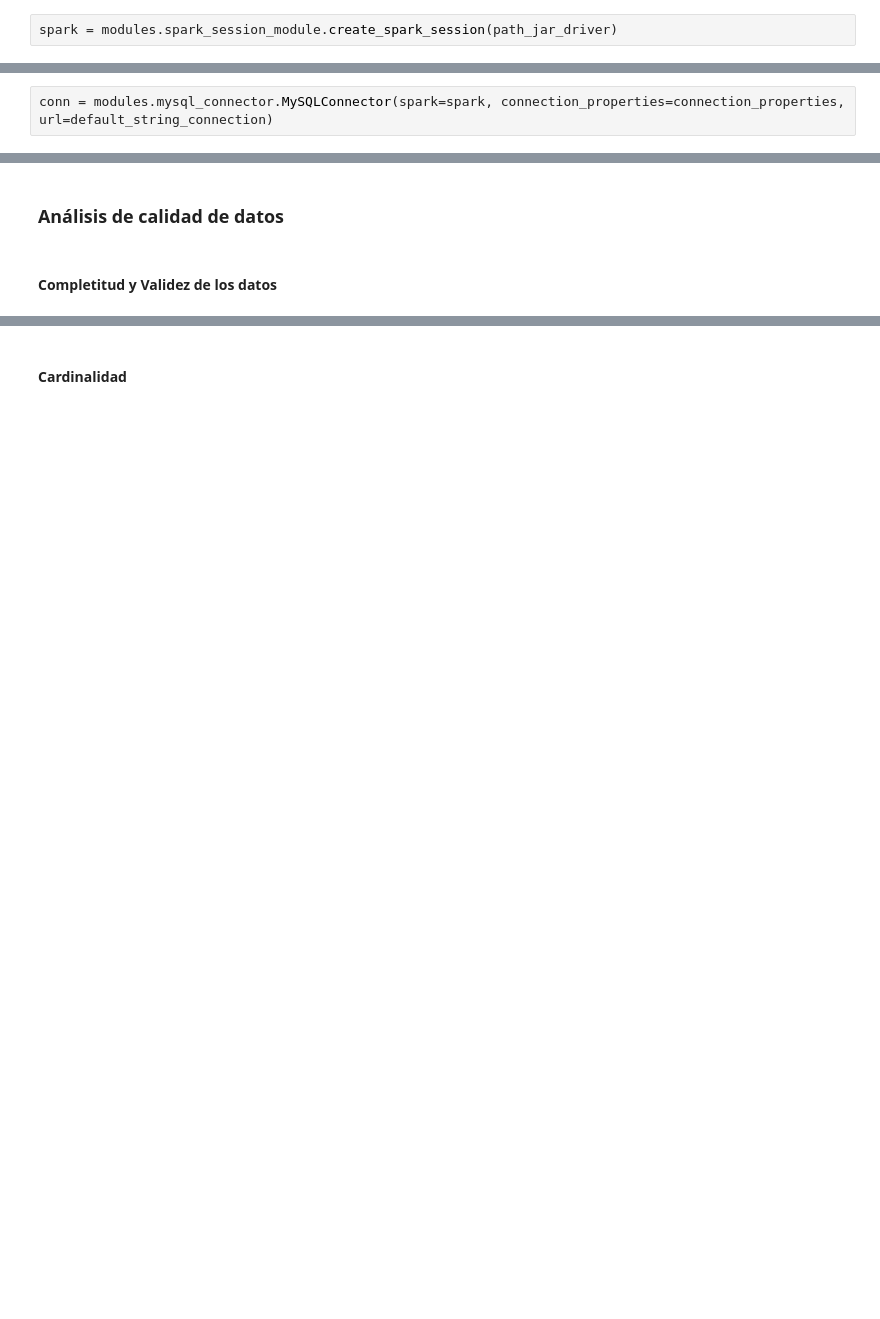
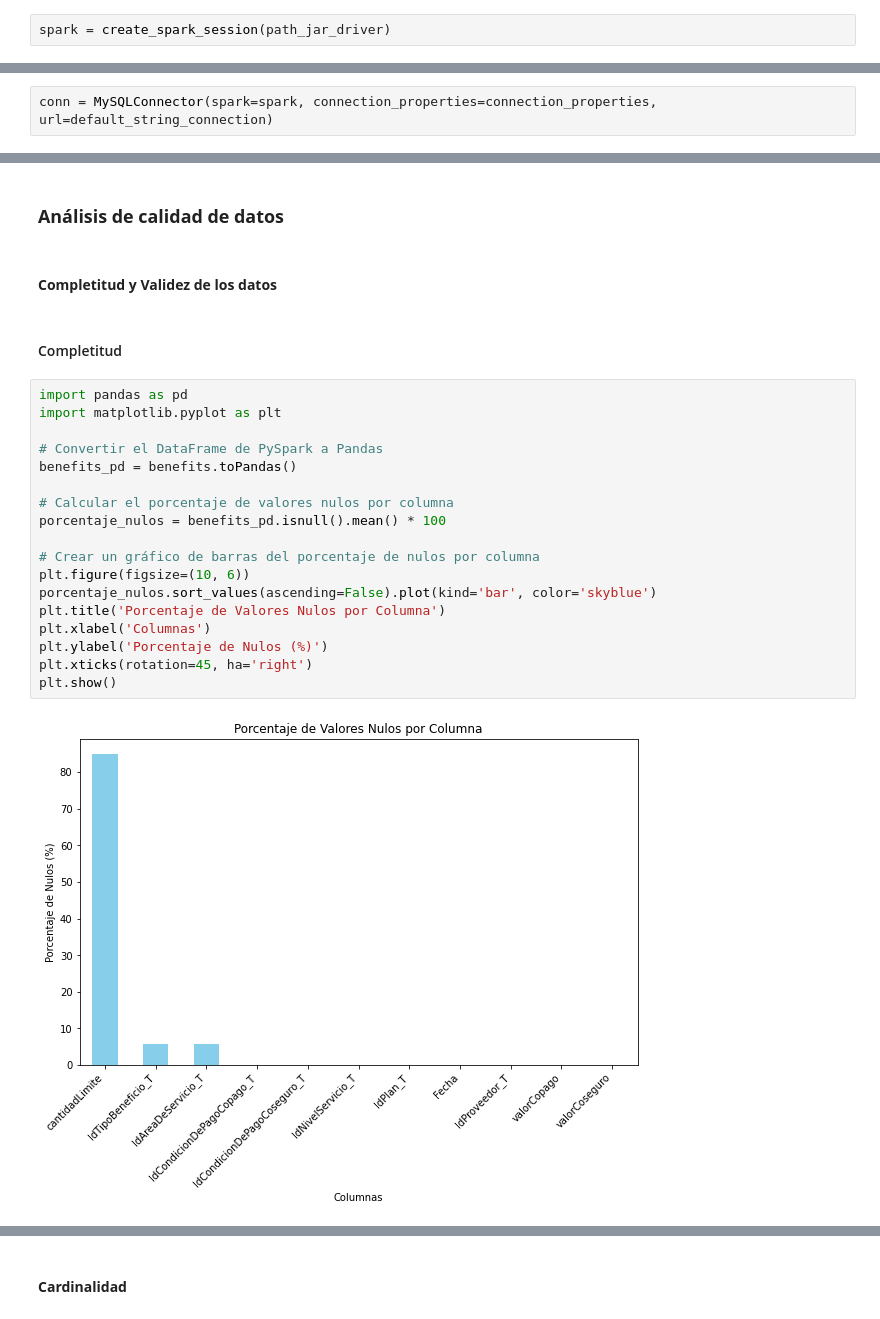
Before and after one commit to codebusters-MIAD/rasa-alpes-project, a Jupyter notebook: entendimiento/fuente_planes_beneficio.ipynb, the cells around one changed output, grey strips where cells are left out. Drawn from its saved outputs; the diff is of its cells as text; blank space fills up the shorter version.

```diff
--- a/entendimiento/fuente_planes_beneficio.ipynb
+++ b/entendimiento/fuente_planes_beneficio.ipynb
@@ -74,4 +74,4 @@ path_jar_driver = 'C:\Program Files (x86)\MySQL\Connector J 8.0\mysql-connector-
 # LINUX users: to download the jar wget https://dev.mysql.com/get/Downloads/Connector-J/mysql-connector-java-8.0.28.tar.gz
 #path_jar_driver = '/opt/mysql/lib/mysql-connector-java-8.0.28.jar'
 # %%
-spark = modules.spark_session_module.create_spark_session(path_jar_driver)
+spark = create_spark_session(path_jar_driver)
@@ -85,4 +78,4 @@ To adjust logging level use sc.setLogLevel(newLevel). For SparkR, use setLogLeve
 # %%
-conn = modules.mysql_connector.MySQLConnector(spark=spark, connection_properties=connection_properties, url=default_string_connection)
+conn = MySQLConnector(spark=spark, connection_properties=connection_properties, url=default_string_connection)
 # %%
 sql_benefit_planes = 'RaSaTransaccional.FuentePlanesBeneficio_Copia_E'
@@ -117,3 +437,25 @@ only showing top 20 rows
 ### **Análisis de calidad de datos**
 # %% [markdown]
 #### **Completitud y Validez de los datos**
+# %% [markdown]
+#### Completitud
+# %%
+import pandas as pd
+import matplotlib.pyplot as plt
+
+# Convertir el DataFrame de PySpark a Pandas
+benefits_pd = benefits.toPandas()
+
+# Calcular el porcentaje de valores nulos por columna
+porcentaje_nulos = benefits_pd.isnull().mean() * 100
+
+# Crear un gráfico de barras del porcentaje de nulos por columna
+plt.figure(figsize=(10, 6))
+porcentaje_nulos.sort_values(ascending=False).plot(kind='bar', color='skyblue')
+plt.title('Porcentaje de Valores Nulos por Columna')
+plt.xlabel('Columnas')
+plt.ylabel('Porcentaje de Nulos (%)')
+plt.xticks(rotation=45, ha='right')
+plt.show()
+# %% [output]
+[figure, added]
```
Also changed, not shown: parts of 88 cells of this notebook.
